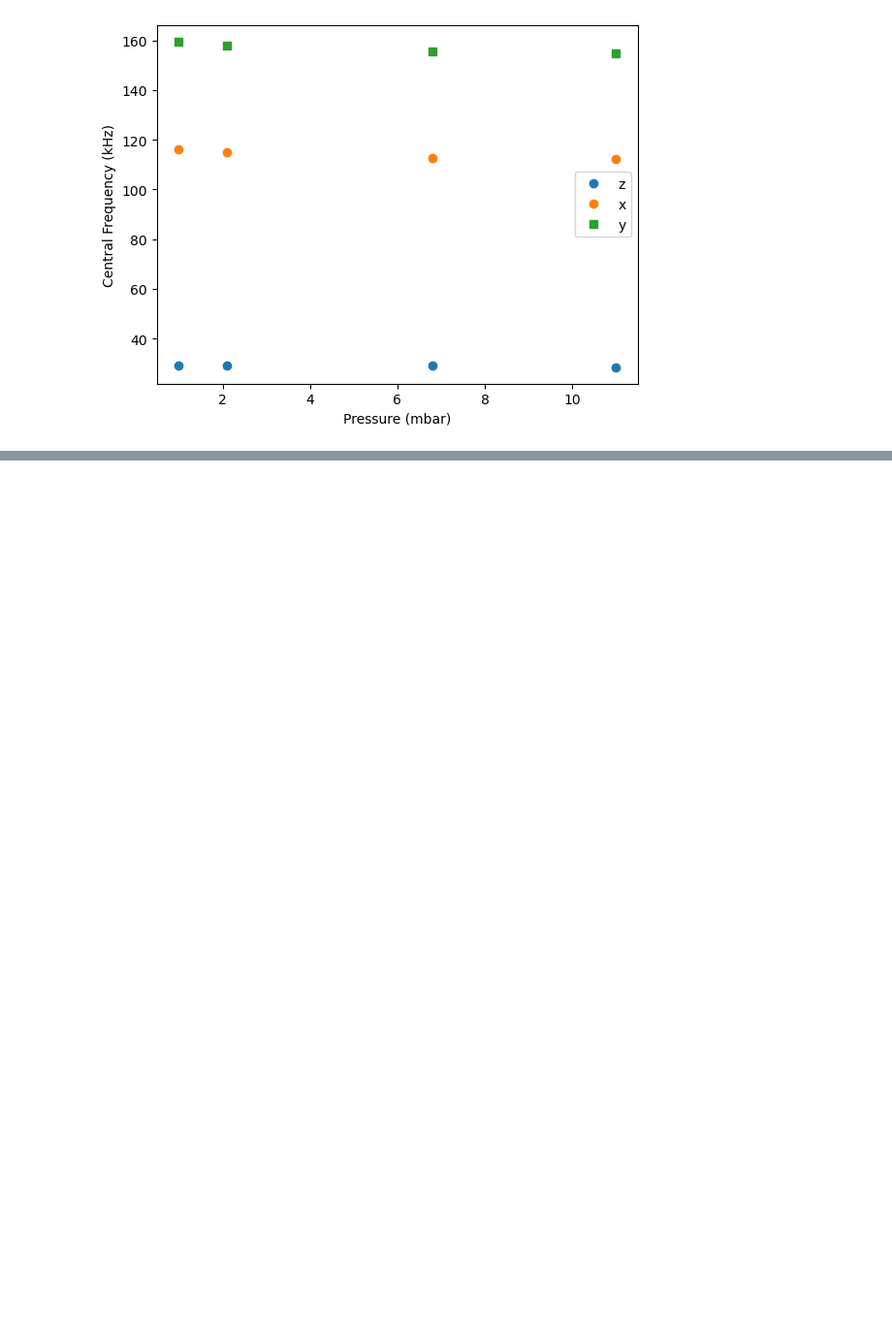
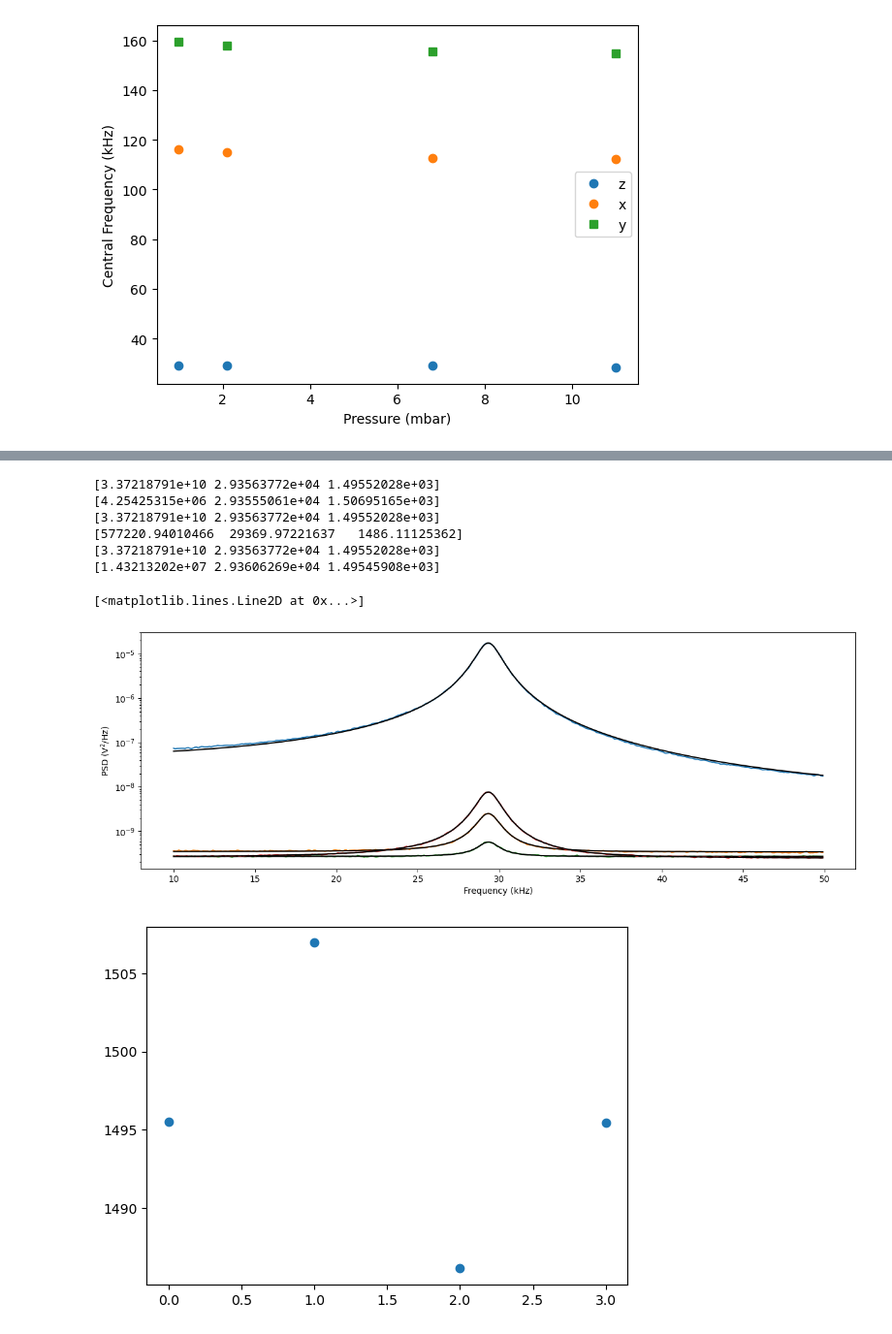
Before and after one commit to tompenny/SIMPLE_MASTQG_diamond, a Jupyter notebook: Particle properties vs pressure.ipynb, the cells around one changed output, grey strips where cells are left out. Shown at 97% size. Saved outputs shown, nothing was run; the diff lists cells and outputs as text; code cells hidden in the pictures; blank space fills up the shorter version.

```diff
--- a/Particle properties vs pressure.ipynb
+++ b/Particle properties vs pressure.ipynb
@@ -457,0 +591,60 @@ Text(0, 0.5, 'PSD (V$^2$/Hz)')
+# %%
+PSD = np.array([PSD_freq, PSDs[0]])
+
+lb = int(10000*nps_frac)
+ub = int(300000*nps_frac)
+fit, cov = opt.curve_fit(au.triple_Linewidth2, PSD[0][lb:ub], PSD[1][lb:ub], p0 = [10**11, 25000, 10000,  10*10**(10), 120000, 10000, 2*10**(10), 160000, 10000, 7.0*10**(-9)])
+fitted = au.triple_Linewidth2(PSD[0], *fit)
+
+PSD = np.array([PSD_freq, PSDs[1]])
+lb = int(10000*nps_frac)
+ub = int(50000*nps_frac)
+fit1, cov1 = opt.curve_fit(au.Linewidth2, PSD[0][lb:ub], PSD[1][lb:ub], p0 = [10**10, 25000, 10000, 7.0*10**(-10)])
+fitted1 = au.Linewidth2(PSD[0], *fit1)
+print(fit[:3])
+print(fit1[:3])
+
+PSD = np.array([PSD_freq, PSDs[2]])
+lb = int(10000*nps_frac)
+ub = int(50000*nps_frac)
+fit2, cov2 = opt.curve_fit(au.Linewidth2, PSD[0][lb:ub], PSD[1][lb:ub], p0 = [10**10, 25000, 10000, 7.0*10**(-10)])
+fitted2 = au.Linewidth2(PSD[0], *fit2)
+print(fit[:3])
+print(fit2[:3])
+
+PSD = np.array([PSD_freq, PSDs[3]])
+lb = int(10000*nps_frac)
+ub = int(50000*nps_frac)
+fit3, cov3 = opt.curve_fit(au.Linewidth2, PSD[0][lb:ub], PSD[1][lb:ub], p0 = [10**10, 25000, 10000, 7.0*10**(-10)])
+fitted3 = au.Linewidth2(PSD[0], *fit3)
+print(fit[:3])
+print(fit3[:3])
+# %% [output]
+[3.37218791e+10 2.93563772e+04 1.49552028e+03]
+[4.25425315e+06 2.93555061e+04 1.50695165e+03]
+[3.37218791e+10 2.93563772e+04 1.49552028e+03]
+[577220.94010466  29369.97221637   1486.11125362]
+[3.37218791e+10 2.93563772e+04 1.49552028e+03]
+[1.43213202e+07 2.93606269e+04 1.49545908e+03]
+# %%
+plt.figure(figsize = (15, 5))
+lb = int(10000*nps_frac)
+ub = int(50000*nps_frac)
+plt.plot(PSD_freq[lb:ub]/1000, PSDs[0][lb:ub])
+plt.plot(PSD_freq[lb:ub]/1000, fitted[lb:ub], 'k')
+plt.plot(PSD_freq[lb:ub]/1000, PSDs[1][lb:ub])
+plt.plot(PSD_freq[lb:ub]/1000, fitted1[lb:ub], 'k')
+plt.plot(PSD_freq[lb:ub]/1000, PSDs[2][lb:ub])
+plt.plot(PSD_freq[lb:ub]/1000, fitted2[lb:ub], 'k')
+plt.plot(PSD_freq[lb:ub]/1000, PSDs[3][lb:ub])
+plt.plot(PSD_freq[lb:ub]/1000, fitted3[lb:ub], 'k')
+plt.yscale('log')
+plt.xlabel('Frequency (kHz)')
+plt.ylabel('PSD (V$^2$/Hz)')
+
+plt.figure()
+plt.plot([fit[2], fit1[2], fit2[2], fit3[2]], 'o')
+# %% [output]
+[<matplotlib.lines.Line2D at 0x...>]
+[figure, added]
+[figure, added]
```
Also changed, not shown: parts of 15 cells of this notebook.
